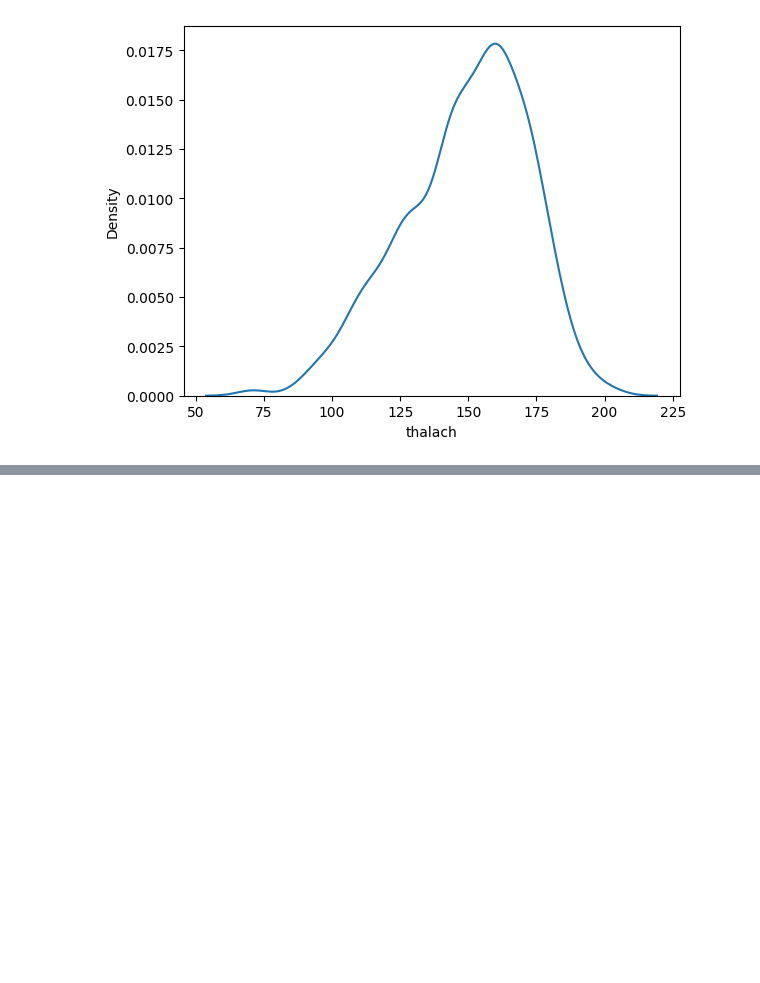
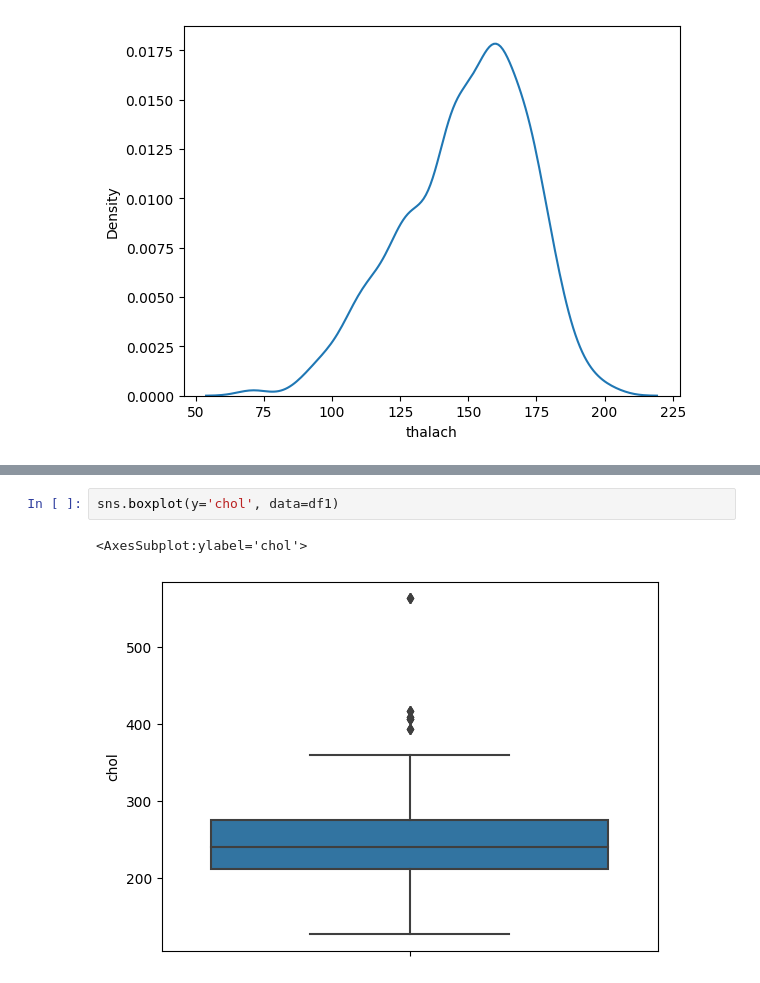
Before and after one commit to deepshikha-s/EC-422_Project, a Jupyter notebook: Exploratory Data Analysis.ipynb, the cells around one changed output, grey strips where cells are left out. Cells and saved outputs as stored; diff of their text form; blank space fills up the shorter version.

```diff
--- a/Exploratory Data Analysis.ipynb
+++ b/Exploratory Data Analysis.ipynb
@@ -106,0 +117,5 @@ sns.kdeplot(df['sex'])
+# %%
+sns.boxplot(y='chol', data=df1)
+# %% [output]
+<AxesSubplot:ylabel='chol'>
+[figure, added]
```
Also changed, not shown: parts of 7 cells of this notebook.
